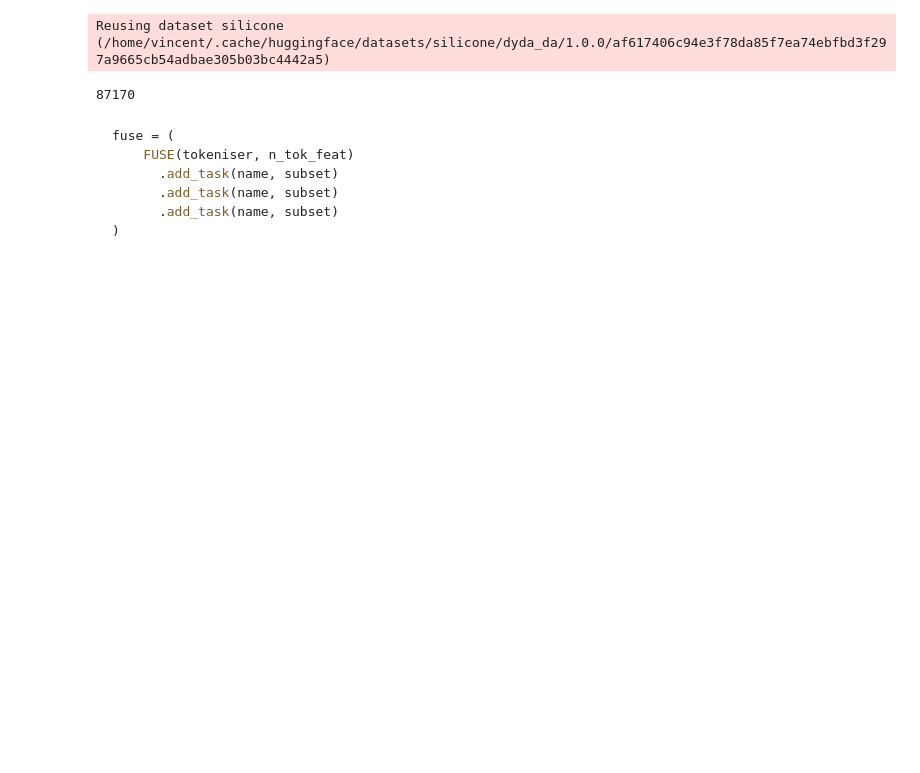
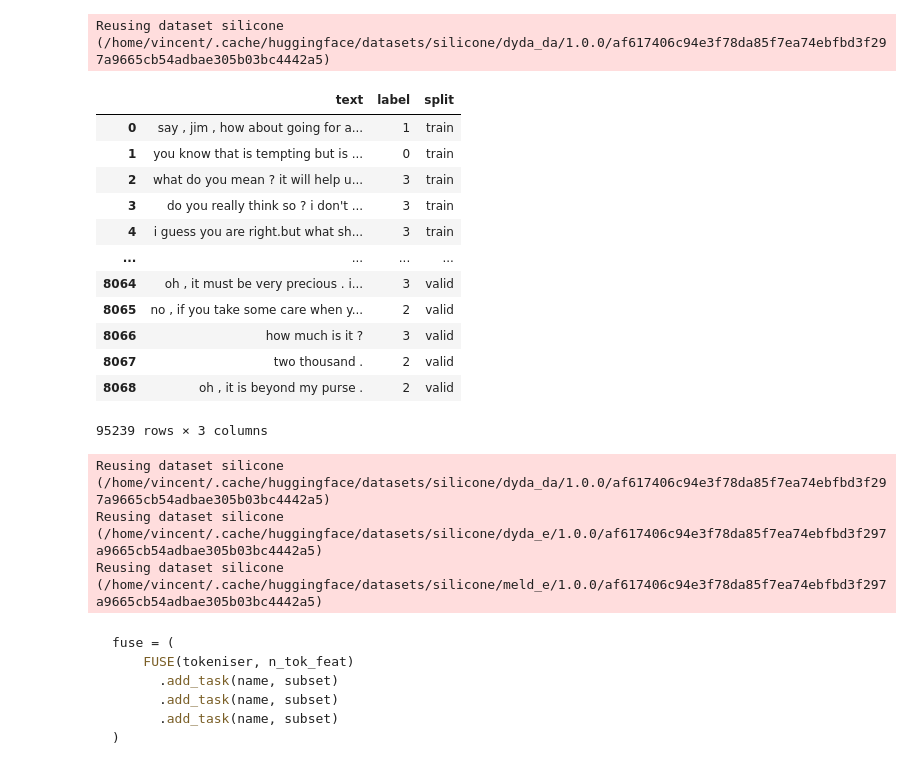
Before and after one commit to koaning/fusebox, a Jupyter notebook: keras-variant.ipynb, the cells around one changed output. Drawn from its saved outputs; the diff is of its cells as text; code cells hidden in the pictures; blank space fills up the shorter version.

````diff
--- a/keras-variant.ipynb
+++ b/keras-variant.ipynb
@@ -4,3 +4,28 @@ from datasets import load_dataset, DatasetDict, Dataset
 from sklearn.feature_extraction.text import HashingVectorizer
 from sklearn.preprocessing import OneHotEncoder
 from tokenwiser.pipeline import make_partial_union
+# %%
+ds = load_dataset('silicone', 'dyda_da')
+# %% [output]
+Reusing dataset silicone (/home/vincent/.cache/huggingface/datasets/silicone/dyda_da/1.0.0/af617406c94e3f78da85f7ea74ebfbd3f297a9665cb54adbae305b03bc4442a5)
+# %%
+import pandas as pd
+
+pd.concat([
+    ds['train'].to_pandas()[['Utterance', 'Label']].assign(split="train"),
+    ds['validation'].to_pandas()[['Utterance', 'Label']].assign(split="valid")
+]).rename(columns={'Utterance': 'text', 'Label': 'label'})
+# %% [output]
+|  | text | label | split |
+| 0 | say , jim , how about going for a... | 1 | train |
+| 1 | you know that is tempting but is ... | 0 | train |
+| 2 | what do you mean ? it will help u... | 3 | train |
+| 3 | do you really think so ? i don't ... | 3 | train |
+| 4 | i guess you are right.but what sh... | 3 | train |
+| ... | ... | ... | ... |
+| 8064 | oh , it must be very precious . i... | 3 | valid |
+| 8065 | no , if you take some care when y... | 2 | valid |
+| 8066 | how much is it ? | 3 | valid |
+| 8067 | two thousand . | 2 | valid |
+| 8068 | oh , it is beyond my purse . | 2 | valid |
+95239 rows × 3 columns
@@ -34,11 +108,13 @@ class TextDataset(Dataset):
 # %%
-data = TextDataset('silicone', 'dyda_da')
+my_datasets = {d.name: {'dataset': d} for d in [
+    TextDataset('silicone', 'dyda_da'),
+    TextDataset('silicone', 'dyda_e'),
+    TextDataset('silicone', 'meld_e')]
+}
 # %% [output]
 Reusing dataset silicone (/home/vincent/.cache/huggingface/datasets/silicone/dyda_da/1.0.0/af617406c94e3f78da85f7ea74ebfbd3f297a9665cb54adbae305b03bc4442a5)
+Reusing dataset silicone (/home/vincent/.cache/huggingface/datasets/silicone/dyda_e/1.0.0/af617406c94e3f78da85f7ea74ebfbd3f297a9665cb54adbae305b03bc4442a5)
+Reusing dataset silicone (/home/vincent/.cache/huggingface/datasets/silicone/meld_e/1.0.0/af617406c94e3f78da85f7ea74ebfbd3f297a9665cb54adbae305b03bc4442a5)
-# %%
-len(data)
-# %% [output]
-87170
 # %% [markdown]
 ```python
 fuse = (
````
Also changed, not shown: parts of 6 cells of this notebook, 1 other file.
